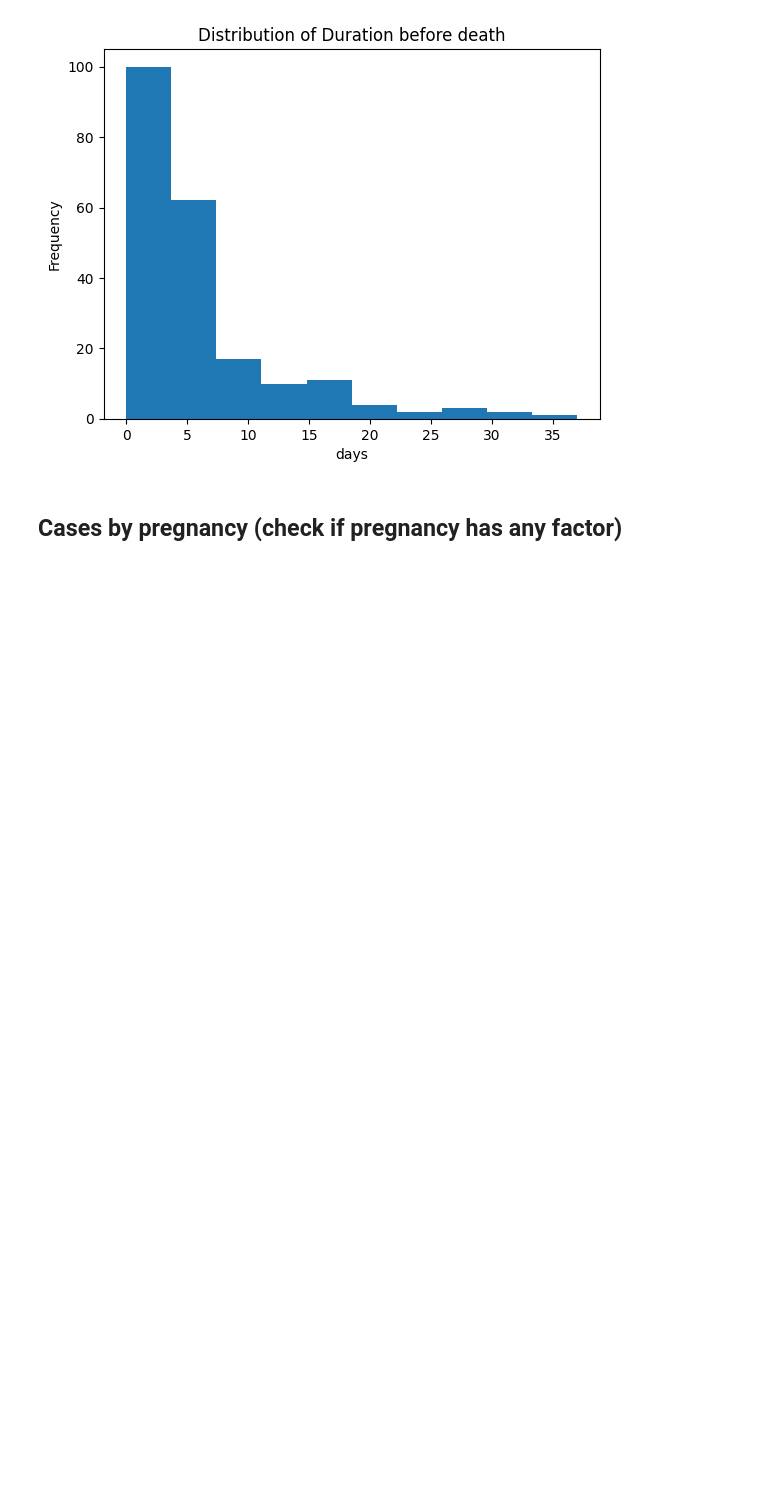
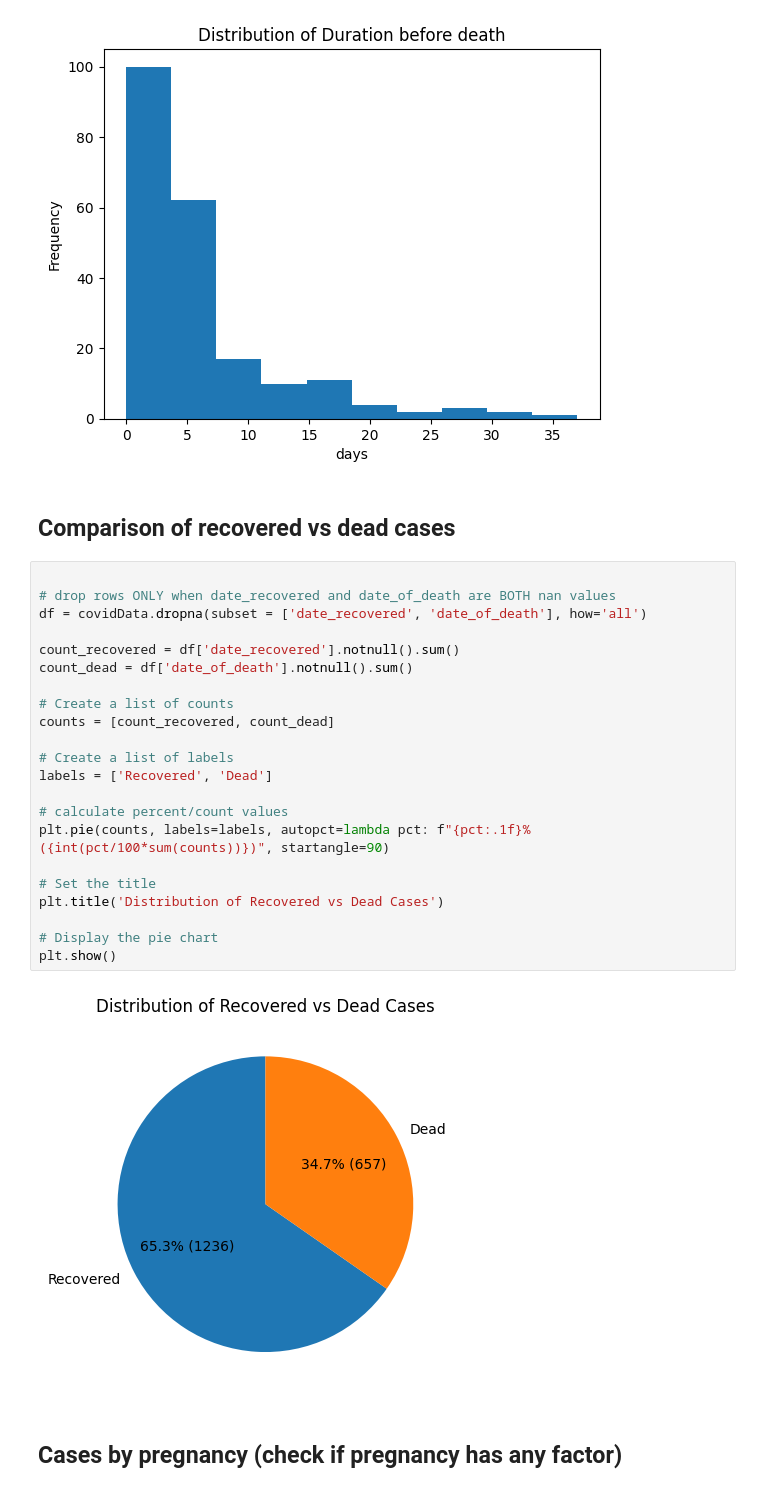
Before and after one commit to Ashvalano/covid_data_analysis, a Jupyter notebook: covid analysis.ipynb, the cells around one changed output. Drawn from its saved outputs; the diff is of its cells as text; blank space fills up the shorter version.

```diff
--- a/covid analysis.ipynb
+++ b/covid analysis.ipynb
@@ -361,6 +375,32 @@ Try using .loc[row_indexer,col_indexer] = value instead
 See the caveats in the documentation: https://pandas.pydata.org/pandas-docs/stable/user_guide/indexing.html#returning-a-view-versus-a-copy
   df['death_duration'] = df['date_of_death'] - df['date_announced']
 [figure]
+# %% [markdown]
+## Comparison of recovered vs dead cases
+# %%
+
+# drop rows ONLY when date_recovered and date_of_death are BOTH nan values
+df = covidData.dropna(subset = ['date_recovered', 'date_of_death'], how='all')
+
+count_recovered = df['date_recovered'].notnull().sum()
+count_dead = df['date_of_death'].notnull().sum()
+
+# Create a list of counts
+counts = [count_recovered, count_dead]
+
+# Create a list of labels
+labels = ['Recovered', 'Dead']
+
+# calculate percent/count values
+plt.pie(counts, labels=labels, autopct=lambda pct: f"{pct:.1f}% ({int(pct/100*sum(counts))})", startangle=90)
+
+# Set the title
+plt.title('Distribution of Recovered vs Dead Cases')
+
+# Display the pie chart
+plt.show()
+# %% [output]
+[figure, added]
 # %% [markdown]
 ## Cases by pregnancy (check if pregnancy has any factor)
 # %%
```
Also changed, not shown: parts of 2 cells of this notebook.
